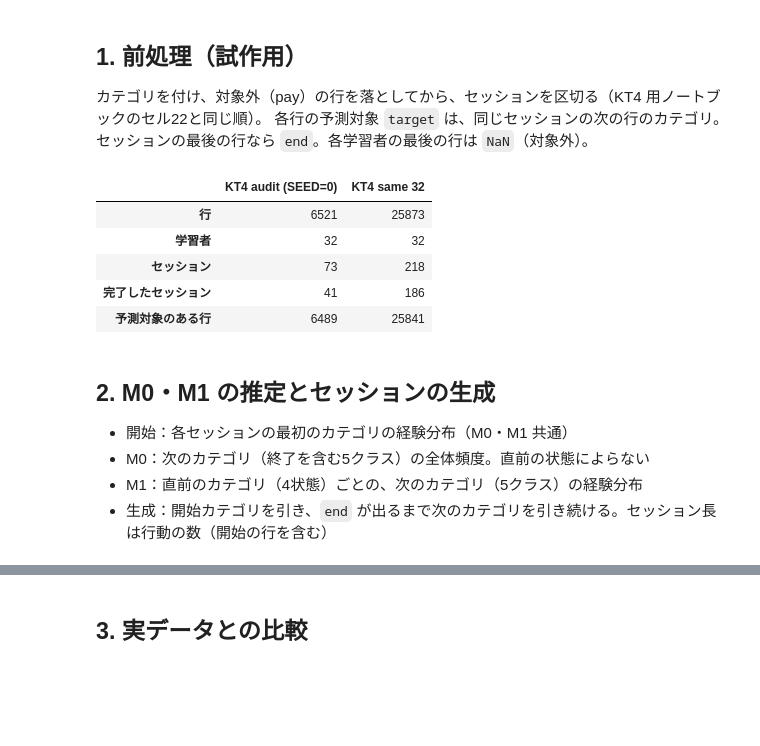
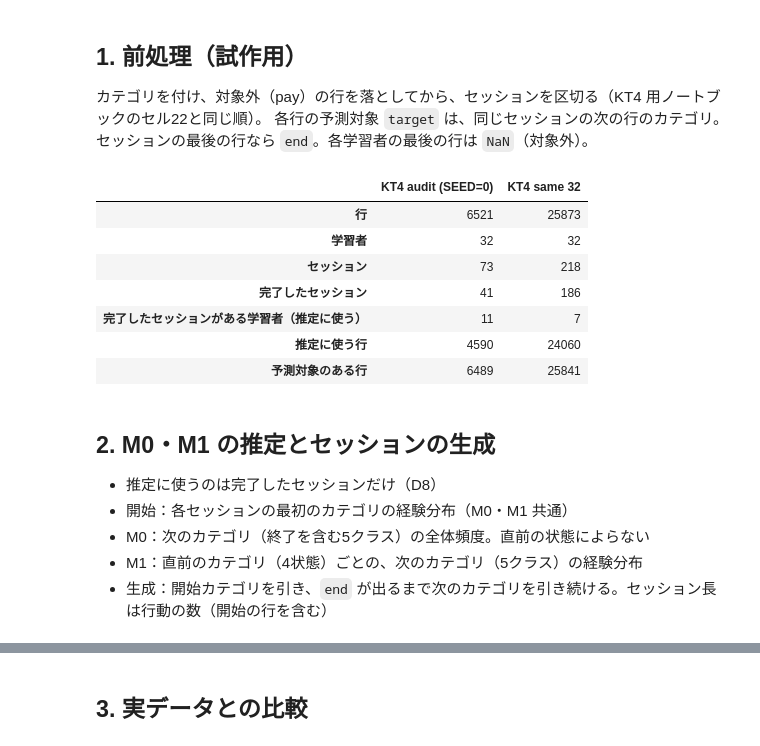
Before and after one commit to Hiromu-0219/ednet-learner-modeling, a Jupyter notebook: notebooks/sim_pilot_markov.ipynb, the cells around one changed output, grey strips where cells are left out. Cells and saved outputs as stored; diff of their text form; code cells hidden in the pictures; blank space fills up the shorter version.

```diff
--- a/notebooks/sim_pilot_markov.ipynb
+++ b/notebooks/sim_pilot_markov.ipynb
@@ -52,34 +53,39 @@ Python 3.11.9 / pandas 3.0.6 / numpy 2.4.6
 # %%
 def preprocess(paths):
     d = pd.concat([pd.read_csv(p).assign(user_id=p.stem) for p in paths], ignore_index=True)
     d = d.sort_values(["user_id", "timestamp"], kind="stable")
     d["category"] = [CATEGORY_MAP.get((a, i), "UNMAPPED") for a, i in zip(d["action_type"], d["item_id"].astype(str).str[0])]
     assert not d["category"].eq("UNMAPPED").any()
     d = d[d["category"].notna()].reset_index(drop=True)
     gap = d.groupby("user_id")["timestamp"].diff() / 60000
     d["session_id"] = (gap.isna() | (gap > SESSION_GAP_MIN)).groupby(d["user_id"]).cumsum()
     nxt_cat = d.groupby("user_id")["category"].shift(-1)
     nxt_sid = d.groupby("user_id")["session_id"].shift(-1)
     d["target"] = nxt_cat.where(nxt_sid.eq(d["session_id"]), "end")
     d.loc[nxt_cat.isna(), "target"] = np.nan                      # データ末尾（D4）
     last = d.groupby("user_id")["session_id"].transform("max")
     d["censored_session"] = d["session_id"].eq(last)              # データ末尾で終わるセッション
     return d
 
 DATA = {name: preprocess(p) for name, p in PATHS.items()}
 pd.DataFrame({name: {"行": len(d), "学習者": d["user_id"].nunique(),
                      "セッション": d.groupby(["user_id", "session_id"]).ngroups,
                      "完了したセッション": d[~d["censored_session"]].groupby(["user_id", "session_id"]).ngroups,
+                     "完了したセッションがある学習者（推定に使う）": d.loc[~d["censored_session"], "user_id"].nunique(),
+                     "推定に使う行": int((~d["censored_session"]).sum()),
                      "予測対象のある行": int(d["target"].notna().sum())} for name, d in DATA.items()})
 # %% [output]
 |  | KT4 audit (SEED=0) | KT4 same 32 |
 | 行 | 6521 | 25873 |
 | 学習者 | 32 | 32 |
 | セッション | 73 | 218 |
 | 完了したセッション | 41 | 186 |
+| 完了したセッションがある学習者（推定に使う） | 11 | 7 |
+| 推定に使う行 | 4590 | 24060 |
 | 予測対象のある行 | 6489 | 25841 |
 # %% [markdown]
 ## 2. M0・M1 の推定とセッションの生成
+- 推定に使うのは完了したセッションだけ（D8）
 - 開始：各セッションの最初のカテゴリの経験分布（M0・M1 共通）
 - M0：次のカテゴリ（終了を含む5クラス）の全体頻度。直前の状態によらない
 - M1：直前のカテゴリ（4状態）ごとの、次のカテゴリ（5クラス）の経験分布
```
Also changed, not shown: parts of 6 cells of this notebook, 3 other files.
